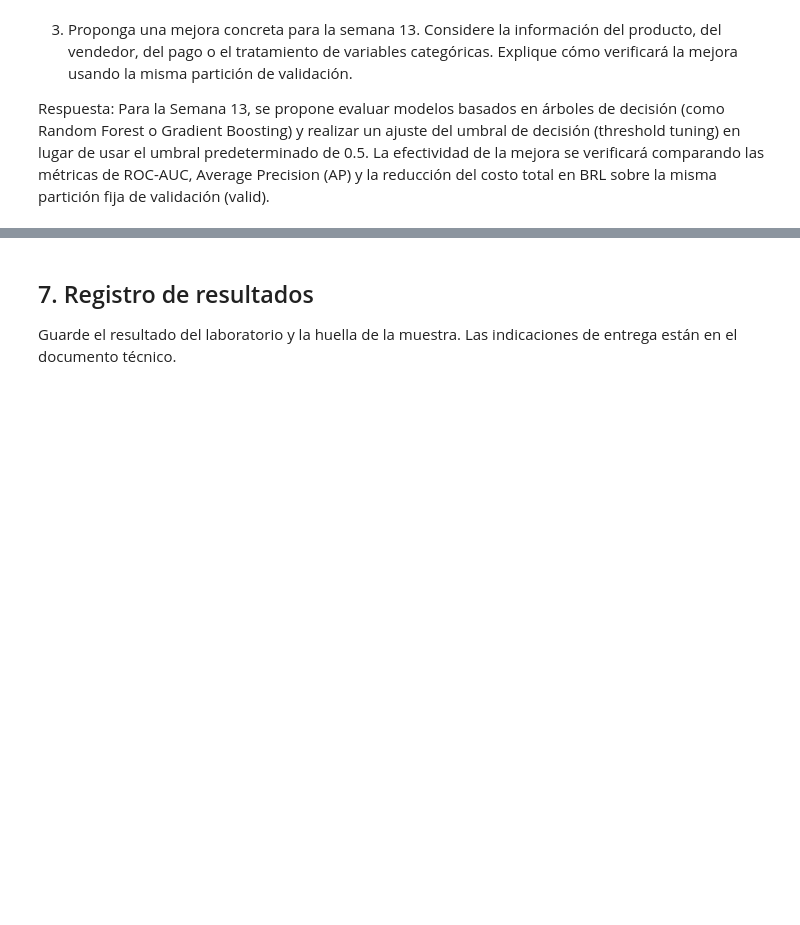
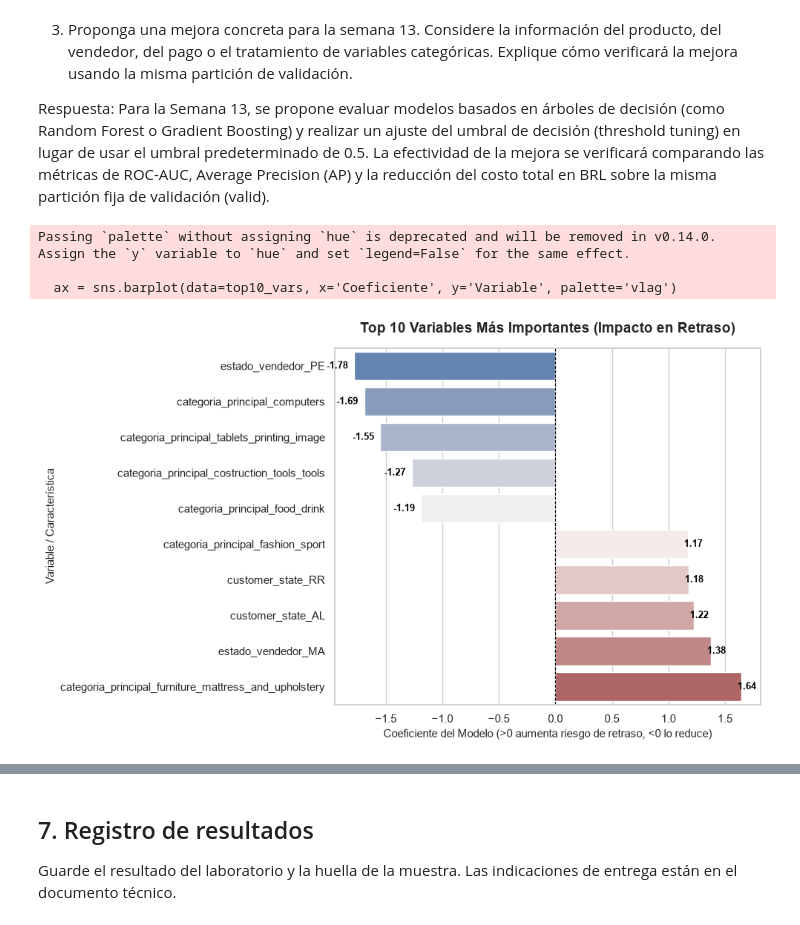
Before and after one commit to xbravob-alt/Mi-Proyecto-Analitica, a Jupyter notebook: notebooks/S12_ML_Challenge.ipynb, the cells around one changed output, grey strips where cells are left out. Cells and saved outputs as stored; diff of their text form; code cells hidden in the pictures; blank space fills up the shorter version.

Commit message:
Gráficas del top 10 Variables y Matriz de confusión

```diff
--- a/notebooks/S12_ML_Challenge.ipynb
+++ b/notebooks/S12_ML_Challenge.ipynb
@@ -445,3 +445,45 @@ El costo total de los errores asciende a R$ 18,400.
 
 Respuesta: Para la Semana 13, se propone evaluar modelos basados en árboles de decisión (como Random Forest o Gradient Boosting) y realizar un ajuste del umbral de decisión (threshold tuning) en lugar de usar el umbral predeterminado de 0.5.
 La efectividad de la mejora se verificará comparando las métricas de ROC-AUC, Average Precision (AP) y la reducción del costo total en BRL sobre la misma partición fija de validación (valid).
+# %%
+import matplotlib.pyplot as plt
+import seaborn as sns
+import pandas as pd
+
+# Extraer nombres de las variables y coeficientes
+transformer = modelo[0]
+nombres_cat = transformer.named_transformers_['categoricas'].named_steps['onehotencoder'].get_feature_names_out(columnas_categoricas)
+todos_nombres = columnas_numericas + list(nombres_cat)
+coeficientes = modelo[1].coef_[0]
+
+# Crear DataFrame y seleccionar el Top 10 por magnitud absoluta
+df_coef = pd.DataFrame({'Variable': todos_nombres, 'Coeficiente': coeficientes})
+df_coef['Abs_Coef'] = df_coef['Coeficiente'].abs()
+top10_vars = df_coef.sort_values(by='Abs_Coef', ascending=False).head(10).sort_values(by='Coeficiente')
+
+# Configurar figura individual amplia
+plt.figure(figsize=(10, 6))
+sns.set_theme(style="whitegrid")
+
+# Dibujar gráfico de barras
+ax = sns.barplot(data=top10_vars, x='Coeficiente', y='Variable', palette='vlag')
+plt.axvline(0, color='black', linewidth=0.8, linestyle='--')
+
+plt.title('Top 10 Variables Más Importantes (Impacto en Retraso)', fontsize=14, pad=15, fontweight='bold')
+plt.xlabel('Coeficiente del Modelo (>0 aumenta riesgo de retraso, <0 lo reduce)', fontsize=11)
+plt.ylabel('Variable / Característica', fontsize=11)
+
+# Agregar etiquetas de valor en cada barra para lectura fácil
+for p in ax.patches:
+    val = p.get_width()
+    offset = 0.05 if val >= 0 else -0.15
+    ax.annotate(f'{val:.2f}', (val + offset, p.get_y() + p.get_height() / 2.),
+                ha='center', va='center', fontsize=9, color='black', fontweight='bold')
+
+plt.tight_layout()
+plt.show()
+# %% [output]
+Passing `palette` without assigning `hue` is deprecated and will be removed in v0.14.0. Assign the `y` variable to `hue` and set `legend=False` for the same effect.
+
+  ax = sns.barplot(data=top10_vars, x='Coeficiente', y='Variable', palette='vlag')
+[figure, added]
```
Also changed, not shown: parts of 5 cells of this notebook.
